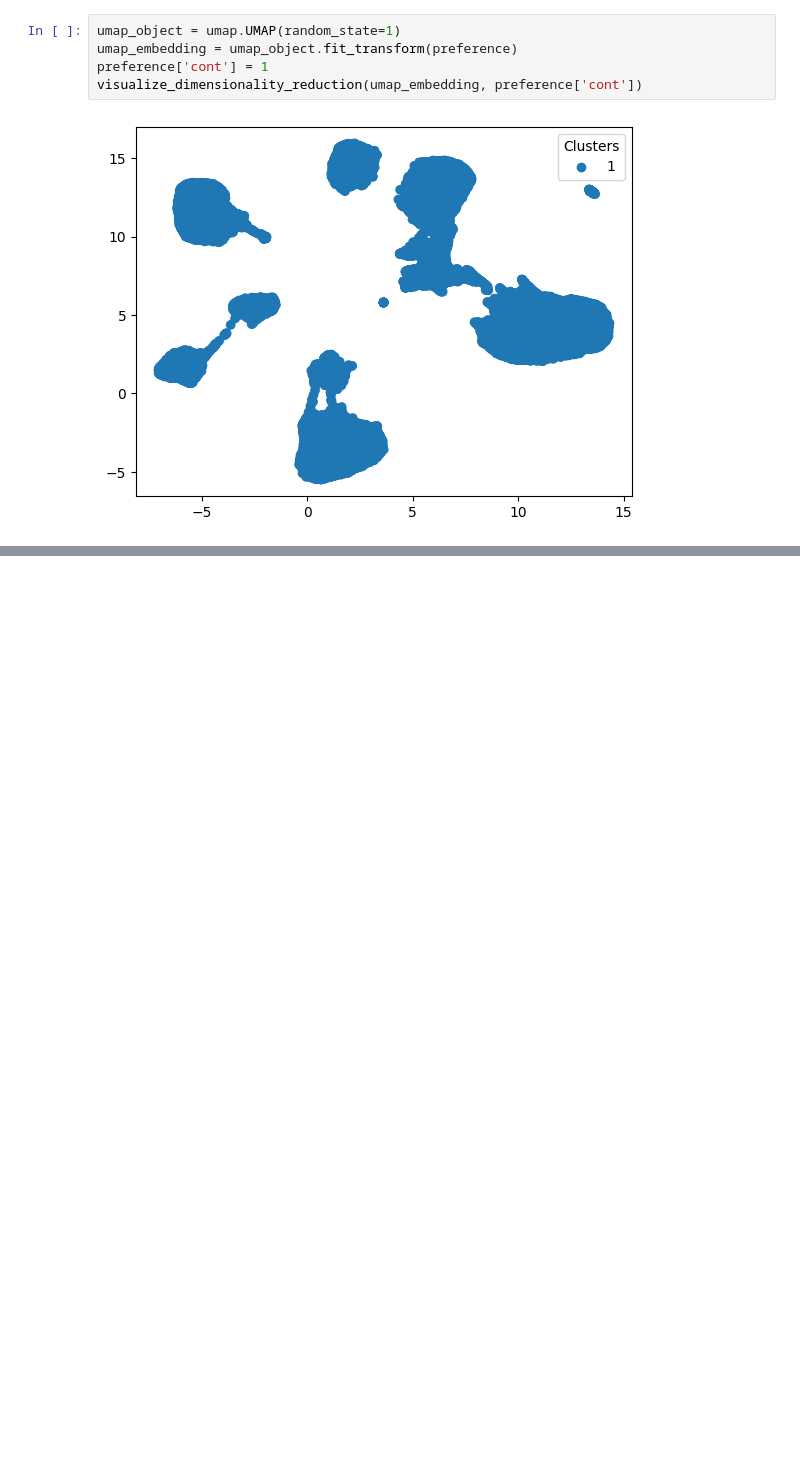
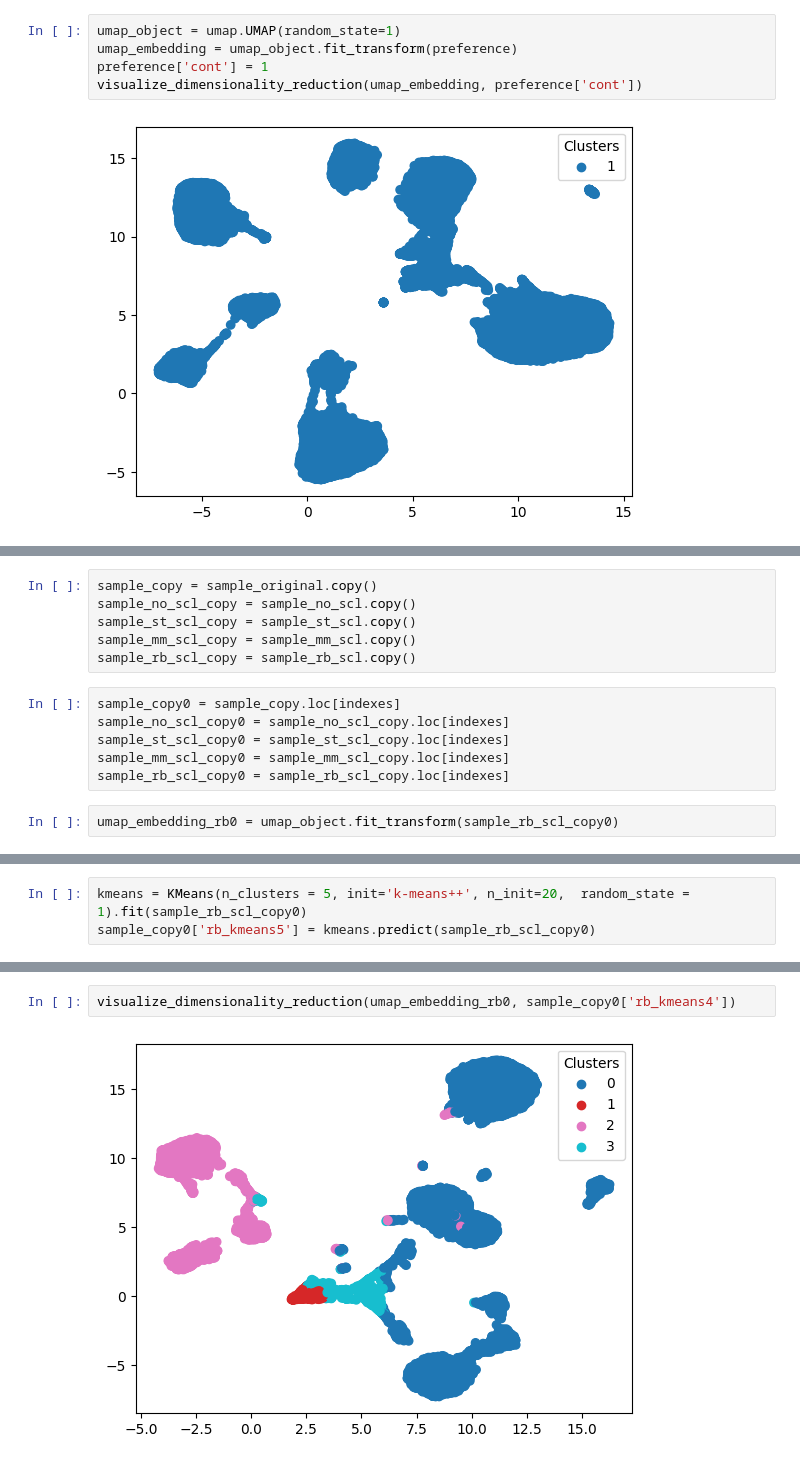
Before and after one commit to Rita-Centeno/DMI, a Jupyter notebook: clustering_extras.ipynb, the cells around one changed output, grey strips where cells are left out. Cells and saved outputs as stored; diff of their text form; blank space fills up the shorter version.

```diff
--- a/clustering_extras.ipynb
+++ b/clustering_extras.ipynb
@@ -79,0 +91,14 @@ visualize_dimensionality_reduction(umap_embedding, preference['cont'])
+# %%
+sample_copy = sample_original.copy()
+sample_no_scl_copy = sample_no_scl.copy()
+sample_st_scl_copy = sample_st_scl.copy()
+sample_mm_scl_copy = sample_mm_scl.copy()
+sample_rb_scl_copy = sample_rb_scl.copy()
+# %%
+sample_copy0 = sample_copy.loc[indexes]
+sample_no_scl_copy0 = sample_no_scl_copy.loc[indexes]
+sample_st_scl_copy0 = sample_st_scl_copy.loc[indexes]
+sample_mm_scl_copy0 = sample_mm_scl_copy.loc[indexes]
+sample_rb_scl_copy0 = sample_rb_scl_copy.loc[indexes]
+# %%
+umap_embedding_rb0 = umap_object.fit_transform(sample_rb_scl_copy0)
@@ -79,0 +123,3 @@ visualize_dimensionality_reduction(umap_embedding, preference['cont'])
+# %%
+kmeans = KMeans(n_clusters = 5, init='k-means++', n_init=20,  random_state = 1).fit(sample_rb_scl_copy0)
+sample_copy0['rb_kmeans5'] = kmeans.predict(sample_rb_scl_copy0)
@@ -79,0 +144,4 @@ visualize_dimensionality_reduction(umap_embedding, preference['cont'])
+# %%
+visualize_dimensionality_reduction(umap_embedding_rb0, sample_copy0['rb_kmeans4'])
+# %% [output]
+[figure, added]
```
Also changed, not shown: parts of 7 cells of this notebook, 7 other files.
